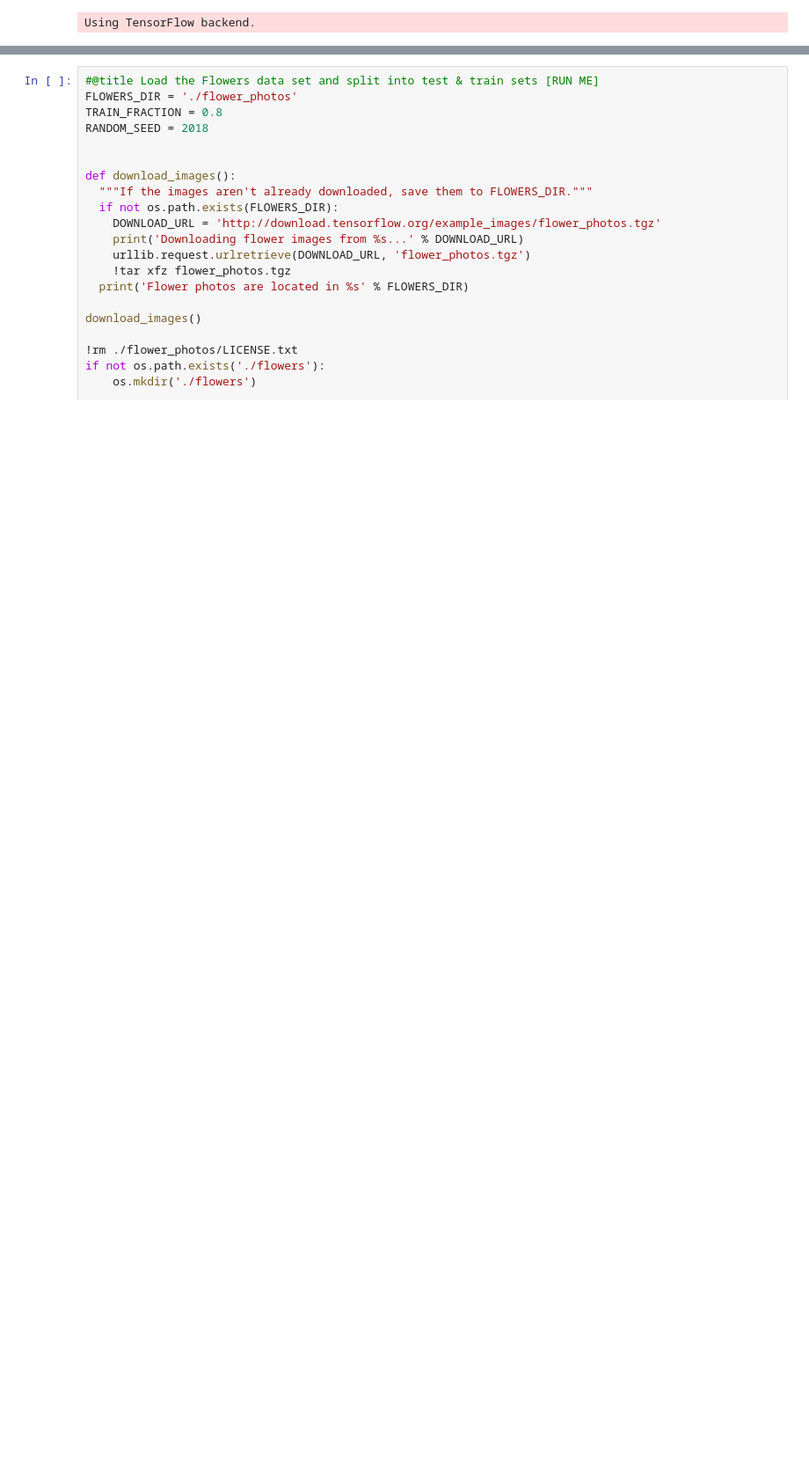
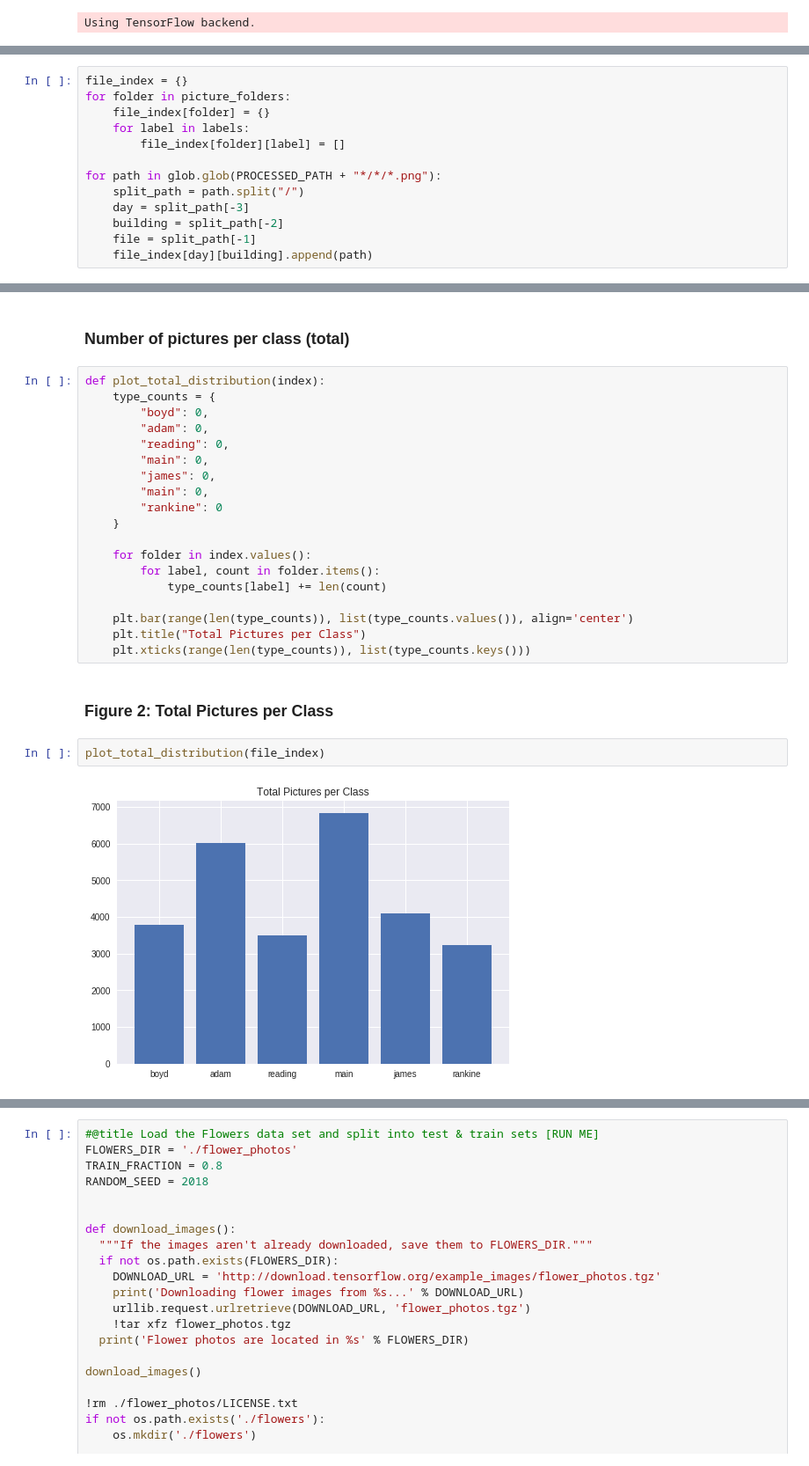
Before and after one commit to Andrew-Mackay/building_classifier, a Jupyter notebook: notebooks/AX-2019.ipynb, the cells around one changed output, grey strips where cells are left out. Shown at 88% size. Saved outputs shown, nothing was run; the diff lists cells and outputs as text; blank space fills up the shorter version.

```diff
--- a/notebooks/AX-2019.ipynb
+++ b/notebooks/AX-2019.ipynb
@@ -179,0 +217,13 @@ Total: 7493
+# %%
+file_index = {}
+for folder in picture_folders:
+    file_index[folder] = {}
+    for label in labels:
+        file_index[folder][label] = []
+
+for path in glob.glob(PROCESSED_PATH + "*/*/*.png"):
+    split_path = path.split("/")
+    day = split_path[-3]
+    building = split_path[-2]
+    file = split_path[-1]
+    file_index[day][building].append(path)
@@ -179,0 +273,27 @@ Total: 7493
+# %% [markdown]
+### Number of pictures per class (total)
+# %%
+def plot_total_distribution(index):
+    type_counts = {
+        "boyd": 0,
+        "adam": 0,
+        "reading": 0,
+        "main": 0,
+        "james": 0,
+        "main": 0,
+        "rankine": 0
+    }
+
+    for folder in index.values():
+        for label, count in folder.items():
+            type_counts[label] += len(count)
+
+    plt.bar(range(len(type_counts)), list(type_counts.values()), align='center')
+    plt.title("Total Pictures per Class")
+    plt.xticks(range(len(type_counts)), list(type_counts.keys()))
+# %% [markdown]
+### Figure 2: Total Pictures per Class
+# %%
+plot_total_distribution(file_index)
+# %% [output]
+[figure, added]
```
Also changed, not shown: parts of 50 cells of this notebook.
